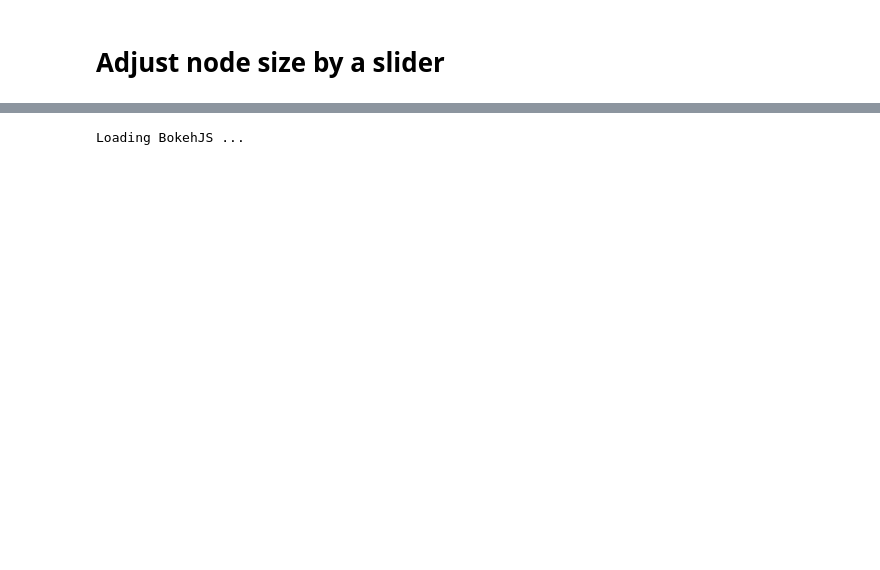
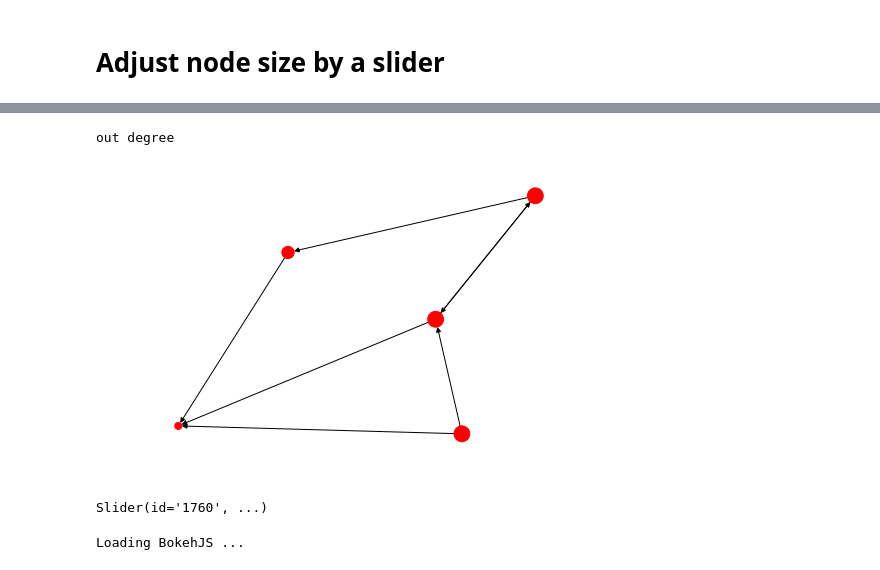
Before and after one commit to komo-fr/networkx2bokeh_note, a Jupyter notebook: notebooks/how_change_node_size_by_widgets.ipynb, the cells around one changed output, grey strips where cells are left out. Saved outputs shown, nothing was run; the diff lists cells and outputs as text; code cells hidden in the pictures; blank space fills up the shorter version.

```diff
--- a/notebooks/how_change_node_size_by_widgets.ipynb
+++ b/notebooks/how_change_node_size_by_widgets.ipynb
@@ -108,0 +155,9 @@ slider = Slider(start=0, end=10, value=1, step=.1,
+# %%
+print('out degree')
+fig = plt.figure()
+out_degree_size = [out_degree_size_dict[key] for key in G.nodes()]
+nx.draw(G, pos=pos, node_size=out_degree_size)
+plt.show()
+# %% [output]
+out degree
+[figure, added]
@@ -109,3 +198,7 @@ slider = Slider(start=0, end=10, value=1, step=.1,
+# %%
+slider
+# %% [output]
+Slider(id='1760', ...)
 # %%
 # Show
 plot = Plot(plot_width=300, plot_height=300,
```
Also changed, not shown: parts of 10 cells of this notebook.
